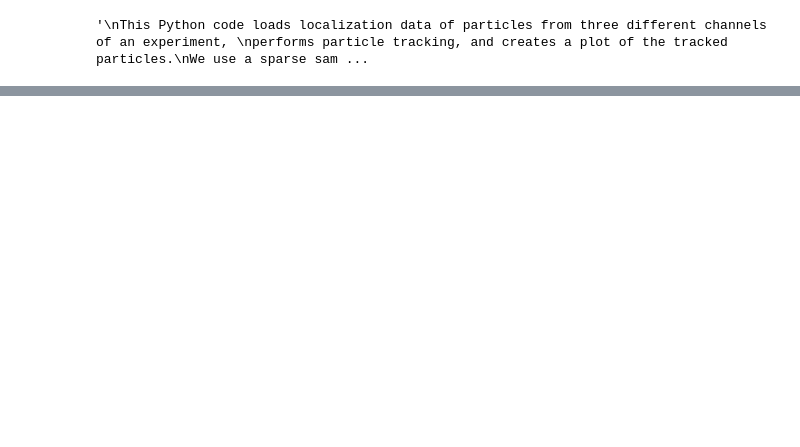
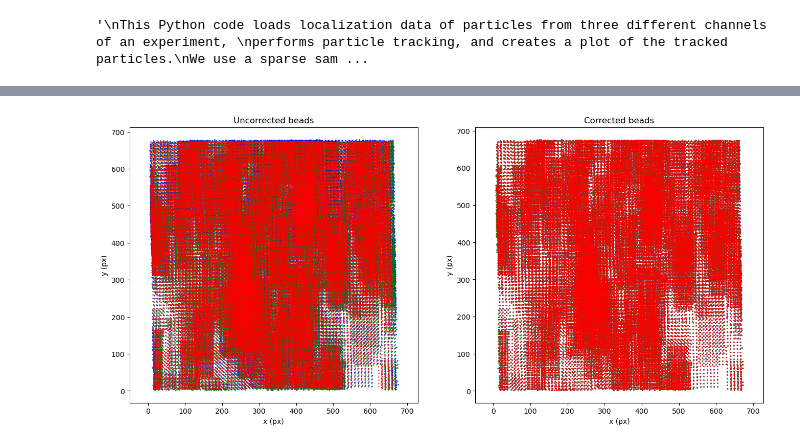
Before and after one commit to GanzingerLab/SPIT, a Jupyter notebook: notebooks/Naclib wrapper.ipynb, the cells around one changed output, grey strips where cells are left out. Saved outputs shown, nothing was run; the diff lists cells and outputs as text; code cells hidden in the pictures; blank space fills up the shorter version.

Commit message:
updated naclib

```diff
--- a/notebooks/Naclib wrapper.ipynb
+++ b/notebooks/Naclib wrapper.ipynb
@@ -111,0 +316,40 @@ NameError: name 'link' is not defined
+# %%
+#%%
+# Correct spot locations, scale back from unit circle to original scale, and save.
+locs0_corrected = locs0_scaled + P0
+locs2_corrected = locs2_scaled + P2
+
+locs0_corrected = naclib.util.unitcircle_to_loc(locs0_scaled_corrected, fig_size)
+locs2_corrected = naclib.util.unitcircle_to_loc(locs2_scaled_corrected, fig_size)
+
+
+# Show localization improvement
+# Original grid.
+fig = plt.figure(figsize=(16, 7))
+fig.add_subplot(121)
+plt.title('Original spots - center of image')
+color = ['b', 'g', 'r']
+for k in [0, 1, 2]:
+    plt.scatter(points[k][:, 0], points[k][:, 1], c=color[k], marker='.', s=2)
+    plt.xlabel('x (px)')
+    plt.ylabel('y (px)')
+    plt.axis('equal')
+    plt.title('Uncorrected beads')
+    # plt.legend(['Channel 0','Channel 1','Channel 2'])
+
+# Corrected grid.
+fig.add_subplot(122)
+plt.scatter(locs0_corrected[:, 0], locs0_corrected[:, 1], c='b', marker='.', s=2)
+plt.scatter(points[1][:, 0], points[1][:, 1], c='g', marker='.', s=2)
+plt.scatter(locs2_corrected[:, 0], locs2_corrected[:, 1], c='r', marker='.', s=2)
+plt.xlabel('x (px)')
+plt.ylabel('y (px)')
+plt.axis('equal')
+plt.title('Corrected beads')
+# plt.legend(['Channel 0','Channel 1','Channel 2'])
+plt.savefig(os.path.join(path, 'plots', '_corrected.png'),
+            dpi=200, bbox_inches='tight', transparent=False)
+plt.show()
+plt.close()
+# %% [output]
+[figure, added]
```
Also changed, not shown: parts of 6 cells of this notebook.
